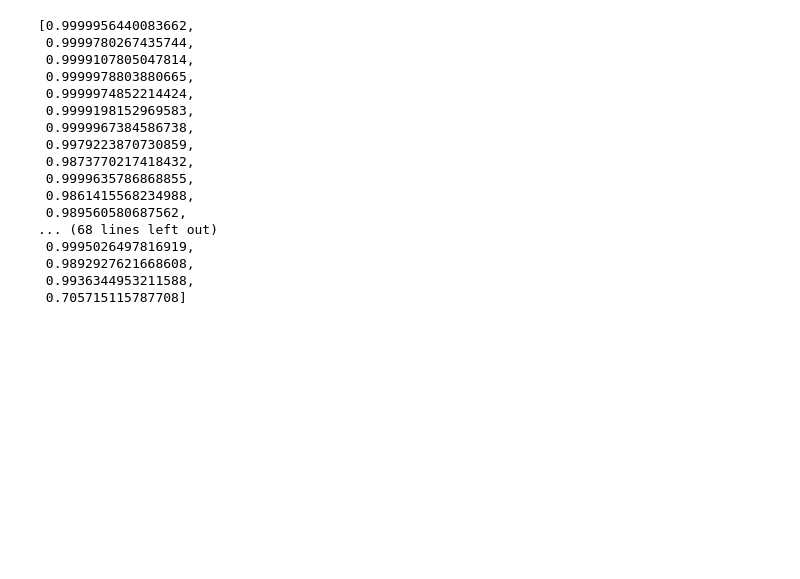
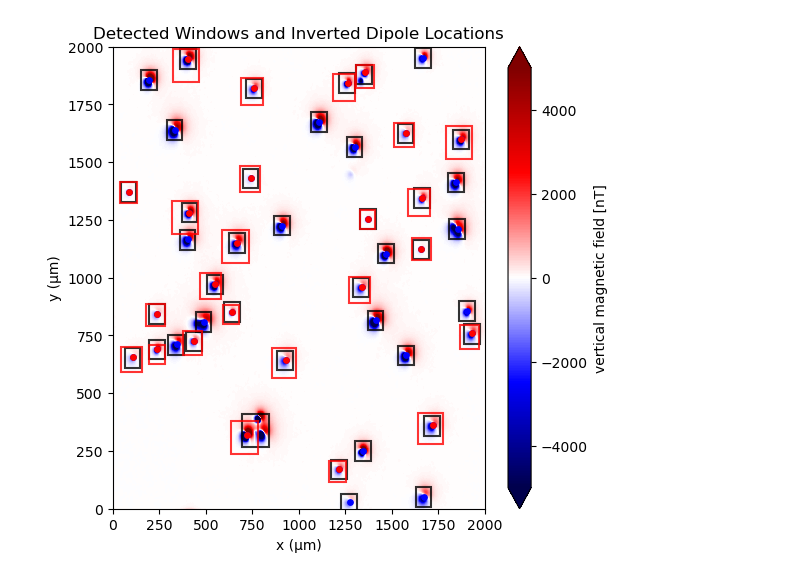
Before and after one commit to YagoMCastro/latinmag-magali-presentation, a Jupyter notebook: detection_code.ipynb, the cells around one changed output. Cells and saved outputs as stored; diff of their text form; code cells hidden in the pictures; blank space fills up the shorter version.

```diff
--- a/detection_code.ipynb
+++ b/detection_code.ipynb
@@ -204,20 +244,41 @@ plt.show()
 # %%
-r2_
+fig, ax = plt.subplots(figsize=(6, 6))
+data_up.plot.pcolormesh(ax=ax, cmap="seismic", vmin=-5000, vmax=5000)
+
+mg.plot_bounding_boxes(windows, ax=ax, color="black", linewidth=1.5, alpha=0.8)
+mg.plot_bounding_boxes(new_windows, ax=ax, color="red", linewidth=1.5, alpha=0.8)
+
+
+if len(locations_) > 0:
+    locations_arr = np.array(locations_)
+    ax.scatter(
+        locations_arr[:, 0],  # x
+        locations_arr[:, 1],  # y
+        c="blue",
+        marker=".",
+        s=60,
+        label="Inverted dipoles (original)"
+    )
+
+if len(new_locations_) > 0:
+    new_locations_arr = np.array(new_locations_)
+    ax.scatter(
+        new_locations_arr[:, 0],  # x
+        new_locations_arr[:, 1],  # y
+        c="red",
+        marker=".",
+        s=60,
+        label="Inverted dipoles (new)"
+    )
+
+# ax.set_aspect("equal")
+ax.set_xlim(region[0], region[1])
+ax.set_ylim(region[2], region[3])
+ax.set_xlabel("x (µm)")
+ax.set_ylabel("y (µm)")
+# ax.legend()
+ax.set_title("Detected Windows and Inverted Dipole Locations")
+
+plt.show()
 # %% [output]
-[0.9999956440083662,
- 0.9999780267435744,
- 0.9999107805047814,
- 0.9999978803880665,
- 0.9999974852214424,
- 0.9999198152969583,
- 0.9999967384586738,
- 0.9979223870730859,
- 0.9873770217418432,
- 0.9999635786868855,
- 0.9861415568234988,
- 0.989560580687562,
-... (68 lines left out)
- 0.9995026497816919,
- 0.9892927621668608,
- 0.9936344953211588,
- 0.705715115787708]
+[figure, added]
```
Also changed, not shown: parts of 7 cells of this notebook.
